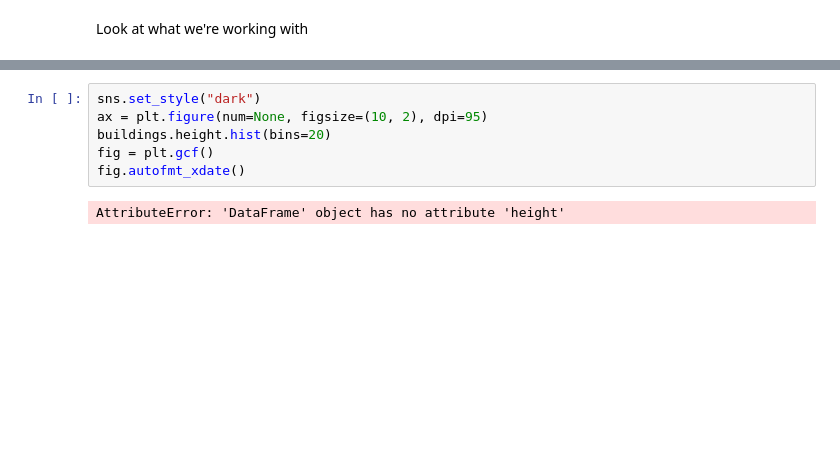
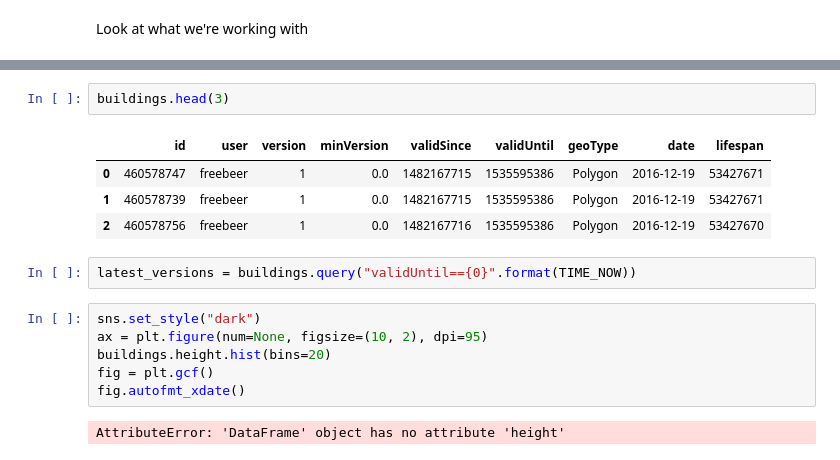
Before and after one commit to jenningsanderson/sotmus-analysis, a Jupyter notebook: analysis/Buildings.ipynb, the cells around one changed output, grey strips where cells are left out. Drawn from its saved outputs; the diff is of its cells as text; blank space fills up the shorter version.

```diff
--- a/analysis/Buildings.ipynb
+++ b/analysis/Buildings.ipynb
@@ -92,3 +50,12 @@ buildings.query('validUntil!=validUntil').id.nunique()
+# %%
+buildings.head(3)
+# %% [output]
+|  | id | user | version | minVersion | validSince | validUntil | geoType | date | lifespan |
+| 0 | 460578747 | freebeer | 1 | 0.0 | 1482167715 | 1535595386 | Polygon | 2016-12-19 | 53427671 |
+| 1 | 460578739 | freebeer | 1 | 0.0 | 1482167715 | 1535595386 | Polygon | 2016-12-19 | 53427671 |
+| 2 | 460578756 | freebeer | 1 | 0.0 | 1482167716 | 1535595386 | Polygon | 2016-12-19 | 53427670 |
+# %%
+latest_versions = buildings.query("validUntil=={0}".format(TIME_NOW))
 # %%
 sns.set_style("dark")
 ax = plt.figure(num=None, figsize=(10, 2), dpi=95)
```
Also changed, not shown: parts of 18 cells of this notebook, 3 other files.
